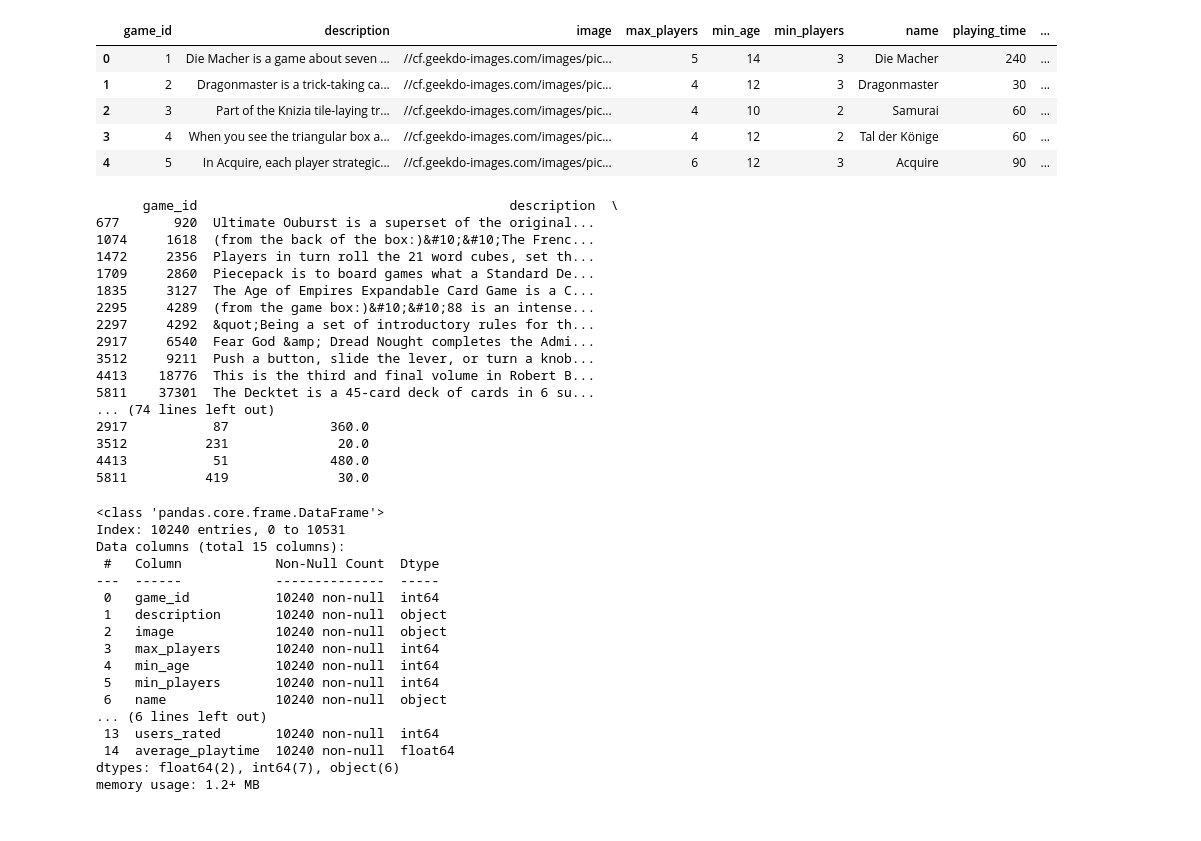
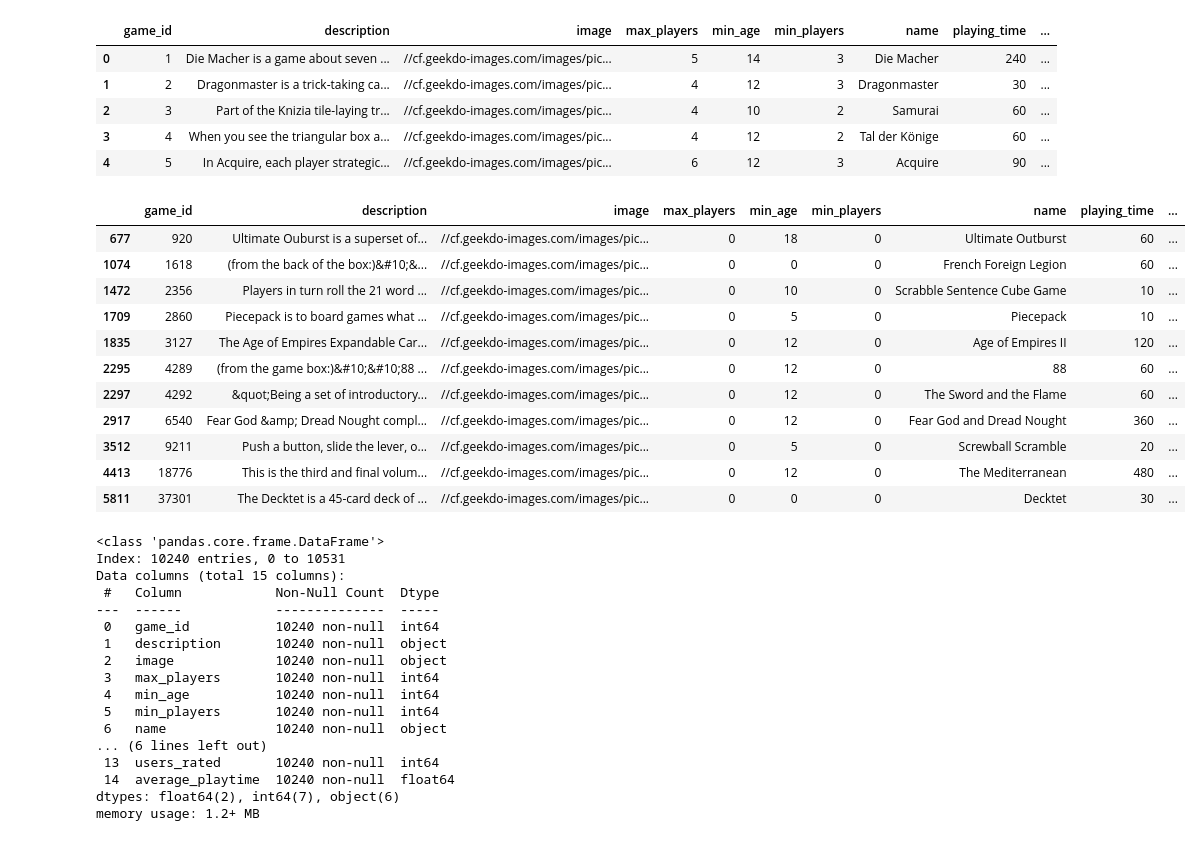
Before and after one commit to Albiinn/board-games-data-pre-processing, a Jupyter notebook: main.ipynb, the cells around one changed output. Saved outputs shown, nothing was run; the diff lists cells and outputs as text; code cells hidden in the pictures.

```diff
--- a/main.ipynb
+++ b/main.ipynb
@@ -134,27 +130,22 @@ dataset.head()
 # %%
 # Find rows where both 'min_players' and 'max_players' are 0
 zero_players_rows = dataset[(dataset['min_players'] == 0) & (dataset['max_players'] == 0)]
 
 # Display the rows with min_players and max_players equal to 0
-print(zero_players_rows)
+zero_players_rows
 # %% [output]
-      game_id                                        description  \
-677       920  Ultimate Ouburst is a superset of the original...
-1074     1618  (from the back of the box:)&#10;&#10;The Frenc...
-1472     2356  Players in turn roll the 21 word cubes, set th...
-1709     2860  Piecepack is to board games what a Standard De...
-1835     3127  The Age of Empires Expandable Card Game is a C...
-2295     4289  (from the game box:)&#10;&#10;88 is an intense...
-2297     4292  &quot;Being a set of introductory rules for th...
-2917     6540  Fear God &amp; Dread Nought completes the Admi...
-3512     9211  Push a button, slide the lever, or turn a knob...
-4413    18776  This is the third and final volume in Robert B...
-5811    37301  The Decktet is a 45-card deck of cards in 6 su...
-... (74 lines left out)
-2917           87             360.0
-3512          231              20.0
-4413           51             480.0
-5811          419              30.0
+|  | game_id | description | image | max_players | min_age | min_players | name | playing_time | ... |
+| 677 | 920 | Ultimate Ouburst is a superset of... | //cf.geekdo-images.com/images/pic... | 0 | 18 | 0 | Ultimate Outburst | 60 | ... |
+| 1074 | 1618 | (from the back of the box:)&#10;&... | //cf.geekdo-images.com/images/pic... | 0 | 0 | 0 | French Foreign Legion | 60 | ... |
+| 1472 | 2356 | Players in turn roll the 21 word ... | //cf.geekdo-images.com/images/pic... | 0 | 10 | 0 | Scrabble Sentence Cube Game | 10 | ... |
+| 1709 | 2860 | Piecepack is to board games what ... | //cf.geekdo-images.com/images/pic... | 0 | 5 | 0 | Piecepack | 10 | ... |
+| 1835 | 3127 | The Age of Empires Expandable Car... | //cf.geekdo-images.com/images/pic... | 0 | 12 | 0 | Age of Empires II | 120 | ... |
+| 2295 | 4289 | (from the game box:)&#10;&#10;88 ... | //cf.geekdo-images.com/images/pic... | 0 | 12 | 0 | 88 | 60 | ... |
+| 2297 | 4292 | &quot;Being a set of introductory... | //cf.geekdo-images.com/images/pic... | 0 | 12 | 0 | The Sword and the Flame | 60 | ... |
+| 2917 | 6540 | Fear God &amp; Dread Nought compl... | //cf.geekdo-images.com/images/pic... | 0 | 12 | 0 | Fear God and Dread Nought | 360 | ... |
+| 3512 | 9211 | Push a button, slide the lever, o... | //cf.geekdo-images.com/images/pic... | 0 | 5 | 0 | Screwball Scramble | 20 | ... |
+| 4413 | 18776 | This is the third and final volum... | //cf.geekdo-images.com/images/pic... | 0 | 12 | 0 | The Mediterranean | 480 | ... |
+| 5811 | 37301 | The Decktet is a 45-card deck of ... | //cf.geekdo-images.com/images/pic... | 0 | 0 | 0 | Decktet | 30 | ... |
 # %%
 dataset.info()
 # %% [output]
```
Also changed, not shown: parts of 4 cells of this notebook.
